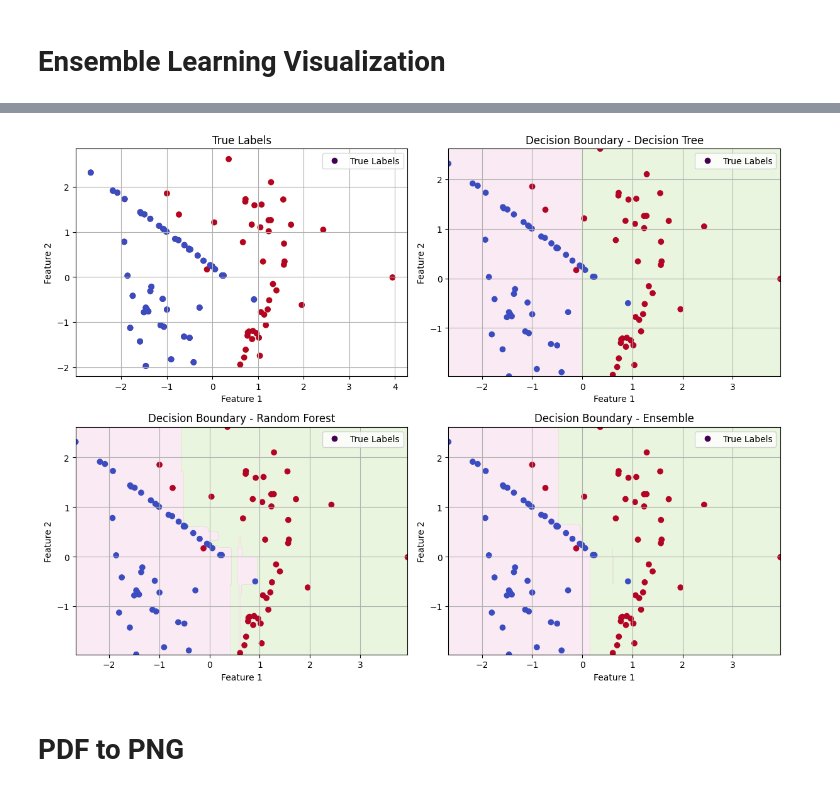
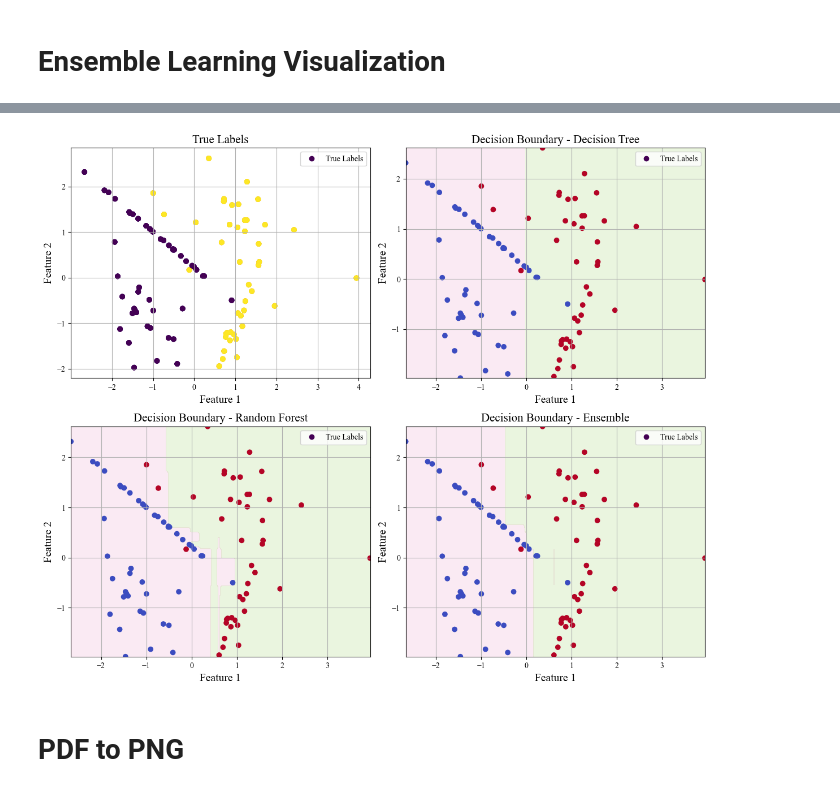
Before and after one commit to ShendoxParadox/Few-shot-satellite-image-classification-OPS-SAT, a Jupyter notebook: visualization.ipynb, the cells around one changed output, grey strips where cells are left out. Cells and saved outputs as stored; diff of their text form; code cells hidden in the pictures.

```diff
--- a/visualization.ipynb
+++ b/visualization.ipynb
@@ -105,16 +105,18 @@ y_model1 = np.sin(x) + np.random.normal(0, 0.1, 100)  # Individual model 1
 y_model2 = np.sin(x) + np.random.normal(0, 0.1, 100)  # Individual model 2
 y_ensemble = (y_model1 + y_model2) / 2  # Ensemble model
 
+plt.rcParams['font.family'] = 'Times New Roman'
+
 # Create the plot
-plt.figure(figsize=(10, 6))
+plt.figure(figsize=(10, 7))
 plt.plot(x, y_true, label='True Function', linestyle='dashed')
 plt.plot(x, y_model1, label='Model 1', alpha=0.7)
 plt.plot(x, y_model2, label='Model 2', alpha=0.7)
 plt.plot(x, y_ensemble, label='Ensemble (Avg)', linewidth=2)
 plt.scatter(x, y_true, color='black', s=10, label='Data Points')
-plt.title('Ensemble Learning Regression Example')
-plt.xlabel('X')
-plt.ylabel('Y')
+plt.title('Ensemble Learning Regression Example', fontsize=15)
+plt.xlabel('X', fontsize=14)
+plt.ylabel('Y', fontsize=14)
 plt.legend()
 plt.grid()
 plt.savefig('ensemble_learning.png', dpi=500)  # Change the file format and DPI as needed
@@ -156,42 +158,49 @@ ensemble_pred = ensemble_clf.predict(X_test)
 
 # Calculate accuracies
 acc1 = accuracy_score(y_test, y_pred1)
 acc2 = accuracy_score(y_test, y_pred2)
 ensemble_acc = accuracy_score(y_test, ensemble_pred)
 
+
+plt.rcParams['font.family'] = 'Times New Roman'
+
 # Create a 2x2 grid of subplots
-fig, axs = plt.subplots(2, 2, figsize=(12, 9))
+fig, axs = plt.subplots(2, 2, figsize=(12, 10))
 axs = axs.ravel()
 
 # Create the plot for true labels
 scatter = axs[0].scatter(X_test[:, 0], X_test[:, 1], c=y_test,  marker='o', label='True Labels')
 axs[0].scatter(X_test[:, 0], X_test[:, 1], c=y_test, cmap='coolwarm', marker='o', label='True Labels')
-axs[0].set_title('True Labels')
-axs[0].set_xlabel('Feature 1')
-axs[0].set_ylabel('Feature 2')
+axs[0].set_title('True Labels', fontsize=15)
+axs[0].set_xlabel('Feature 1', fontsize=14)
+axs[0].set_ylabel('Feature 2', fontsize=14)
 axs[0].legend(handles=[scatter.legend_elements()[0][0]], labels=['True Labels'], scatterpoints=1)
 axs[0].grid()
+
+# Define the meshgrid for decision boundaries
+xx, yy = np.meshgrid(np.linspace(X_test[:, 0].min(), X_test[:, 0].max(), 100),
+                     np.linspace(X_test[:, 1].min(), X_test[:, 1].max(), 100))
 
 # Calculate and plot decision boundaries for individual classifiers and ensemble
 classifiers = [clf1, clf2, ensemble_clf]
 classifiers_names = ['Decision Tree', 'Random Forest', 'Ensemble']
 
 for i, (clf, name) in enumerate(zip(classifiers, classifiers_names)):
     probs = clf.predict_proba(np.c_[xx.ravel(), yy.ravel()])[:, 1].reshape(xx.shape)
-    # scatter = axs[0].scatter(X_test[:, 0], X_test[:, 1], c=y_test, marker='o', label='True Labels')
+    scatter = axs[0].scatter(X_test[:, 0], X_test[:, 1], c=y_test, marker='o', label='True Labels')
     axs[i+1].contourf(xx, yy, probs, levels=[0, 0.5, 1], cmap='PiYG', alpha=0.2)
     axs[i+1].scatter(X_test[:, 0], X_test[:, 1], c=y_test, cmap='coolwarm', marker='o', label='True Labels')
-    axs[i+1].set_title(f'Decision Boundary - {name}')
-    axs[i+1].set_xlabel('Feature 1')
-    axs[i+1].set_ylabel('Feature 2')
+    axs[i+1].set_title(f'Decision Boundary - {name}', fontsize=15)
+    axs[i+1].set_xlabel('Feature 1', fontsize=14)
+    axs[i+1].set_ylabel('Feature 2', fontsize=14)
     axs[i+1].legend(handles=[scatter.legend_elements()[0][0]], labels=['True Labels'], scatterpoints=1)
     axs[i+1].grid()
 
 plt.savefig('ensemble_learning_classification.png', dpi=500)  # Change the file format and DPI as needed
 plt.tight_layout()
 plt.show()
 # %% [output]
-[figure, old version]
+[figure, new version]
 # %% [markdown]
 # PDF to PNG
 # %%
```
Also changed, not shown: parts of 2 cells of this notebook.
